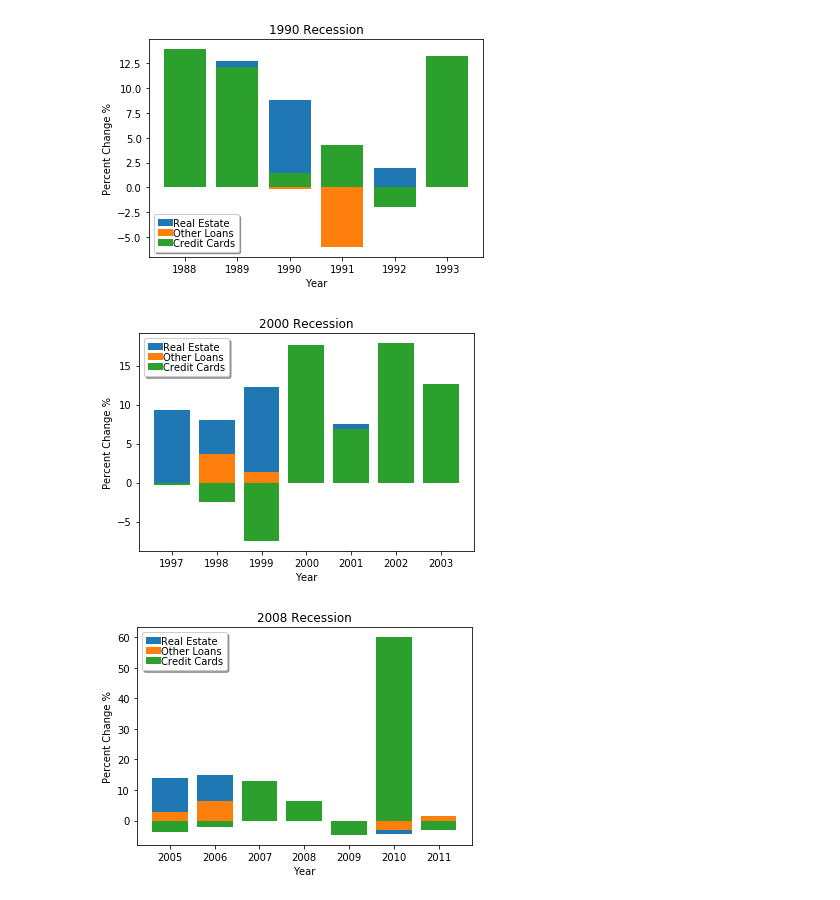
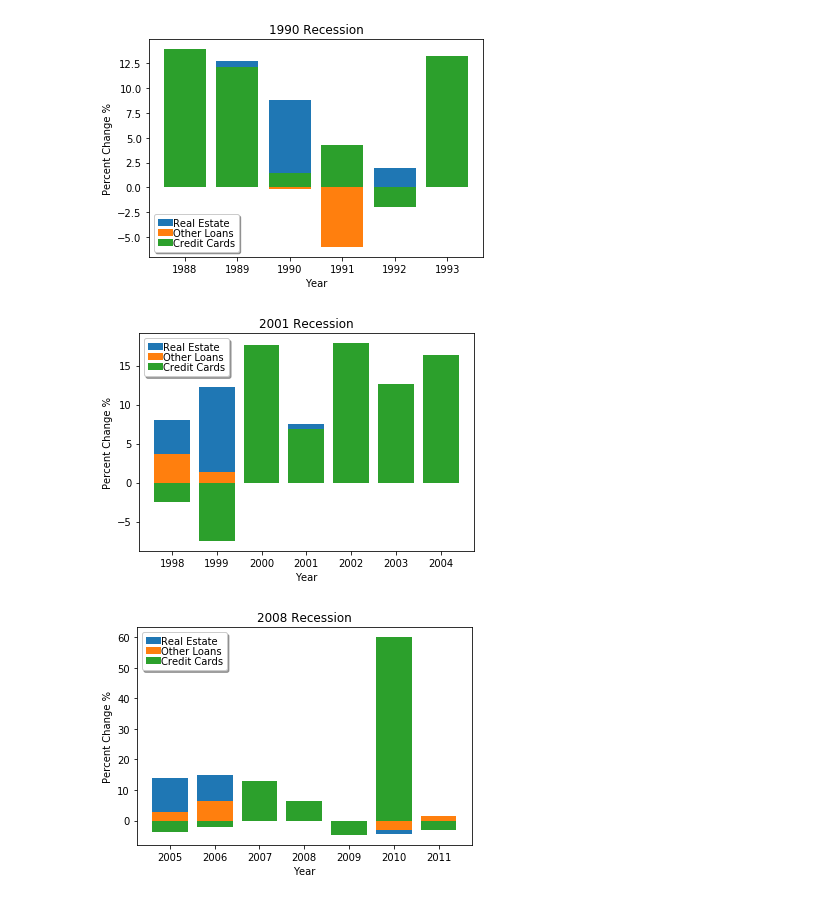
Before and after one commit to brownal05/project1, a Jupyter notebook: notebooks/nick.ipynb, the cells around one changed output. Saved outputs shown, nothing was run; the diff lists cells and outputs as text; code cells hidden in the pictures.

Commit message:
2001 recession changed

```diff
--- a/notebooks/nick.ipynb
+++ b/notebooks/nick.ipynb
@@ -569,10 +569,10 @@ first_rec_per = percentage_delta_df[(percentage_delta_df['Year'] == 1987) | (per
                                                (percentage_delta_df['Year'] == 1991) | (percentage_delta_df['Year'] == 1992) |
                                                (percentage_delta_df['Year'] == 1993)]
 
-second_rec_per = percentage_delta_df[(percentage_delta_df['Year'] == 1997) | (percentage_delta_df['Year'] == 1998) |
-                                     (percentage_delta_df['Year'] == 1999) | (percentage_delta_df['Year'] == 2000) |
-                                     (percentage_delta_df['Year'] == 2001) | (percentage_delta_df['Year'] == 2002) |
-                                     (percentage_delta_df['Year'] == 2003)]
+second_rec_per = percentage_delta_df[(percentage_delta_df['Year'] == 1998) | (percentage_delta_df['Year'] == 1999) |
+                                     (percentage_delta_df['Year'] == 2000) | (percentage_delta_df['Year'] == 2001) |
+                                     (percentage_delta_df['Year'] == 2002) | (percentage_delta_df['Year'] == 2003) |
+                                     (percentage_delta_df['Year'] == 2004)]
 
 third_rec_per = percentage_delta_df[(percentage_delta_df['Year'] == 2005) | (percentage_delta_df['Year'] == 2006) |
                                                (percentage_delta_df['Year'] == 2007) | (percentage_delta_df['Year'] == 2008) |
@@ -710,18 +710,18 @@ plt.show()
 # %%
 plt.bar(second_rec_per['Year'],second_rec_per['Real Estate'])
 plt.bar(second_rec_per['Year'],second_rec_per['Other Loans'])
 plt.bar(second_rec_per['Year'],second_rec_per['Credit Cards'])
 plt.legend(['Real Estate', 'Other Loans', 'Credit Cards'], loc='best',
            columnspacing=1.0, labelspacing=0.0,
            handletextpad=0.0, handlelength=1.5,
            fancybox=True, shadow=True)
-plt.title('2000 Recession')
+plt.title('2001 Recession')
 plt.xlabel('Year')
 plt.ylabel('Percent Change %')
 plt.savefig(f'../clean_graphs/per_delta_bar_01.png')
 plt.show()
 # %% [output]
-[figure, old version]
+[figure, new version]
 # %%
 plt.bar(third_rec_per['Year'],third_rec_per['Real Estate'])
 plt.bar(third_rec_per['Year'],third_rec_per['Other Loans'])
```
Also changed, not shown: parts of 17 cells of this notebook, 35 other files.
